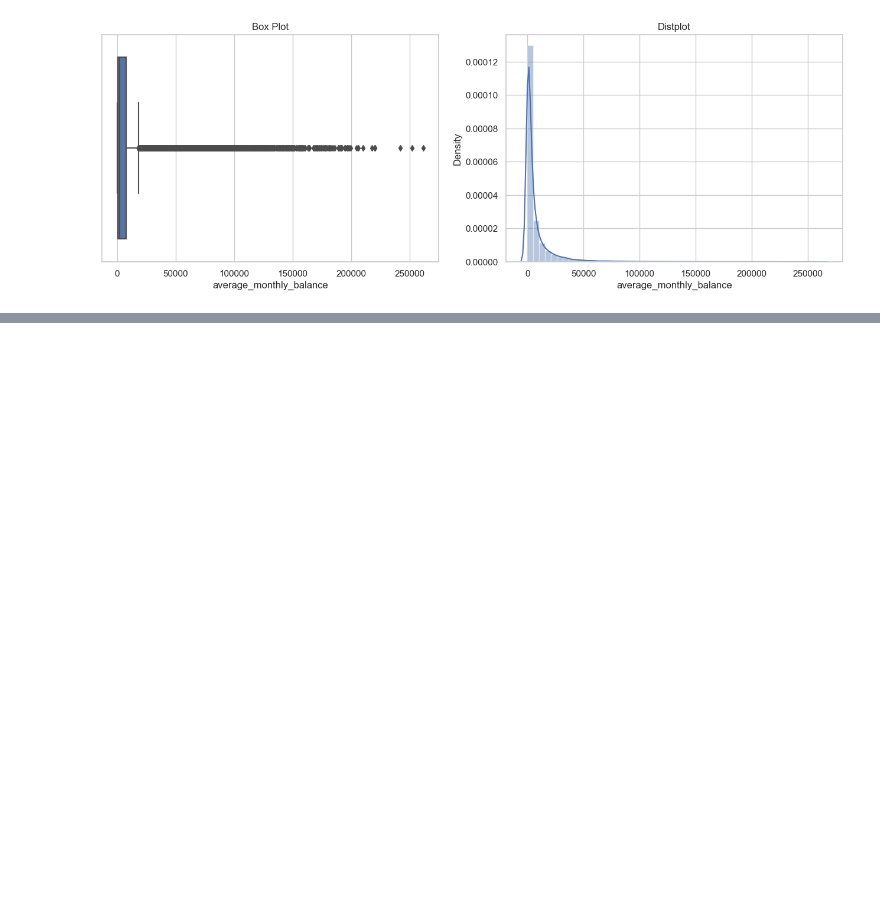
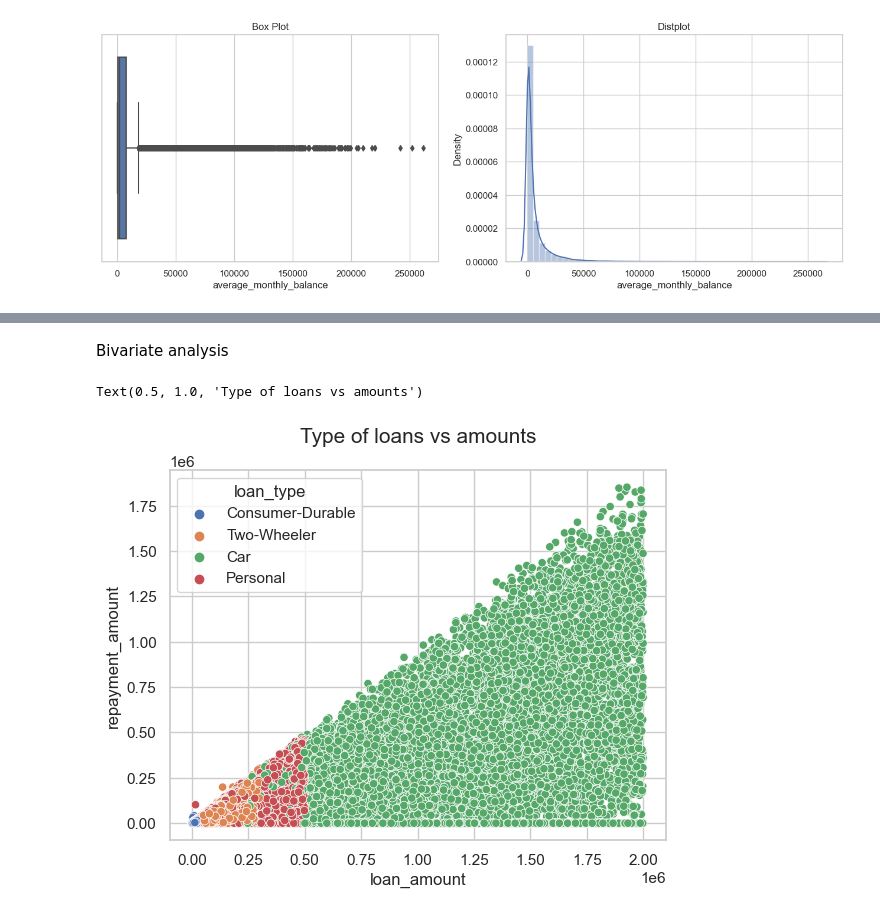
Before and after one commit to angadgothe/BFSI_CaseStudy2024, a Jupyter notebook: IIITB_upGrad_Course5_Assignment.ipynb, the cells around one changed output, grey strips where cells are left out. Cells and saved outputs as stored; diff of their text form; code cells hidden in the pictures; blank space fills up the shorter version.

```diff
--- a/IIITB_upGrad_Course5_Assignment.ipynb
+++ b/IIITB_upGrad_Course5_Assignment.ipynb
@@ -551,0 +585,10 @@ Observation -
+# %% [markdown]
+Bivariate analysis
+# %%
+sns.scatterplot(x=final_data.loan_amount,
+               y= final_data.repayment_amount,
+               data=final_data, hue='loan_type')
+plt.title('Type of loans vs amounts', fontdict={'fontsize' : 15}, pad=20)
+# %% [output]
+Text(0.5, 1.0, 'Type of loans vs amounts')
+[figure, added]
```
Also changed, not shown: parts of 33 cells of this notebook.
